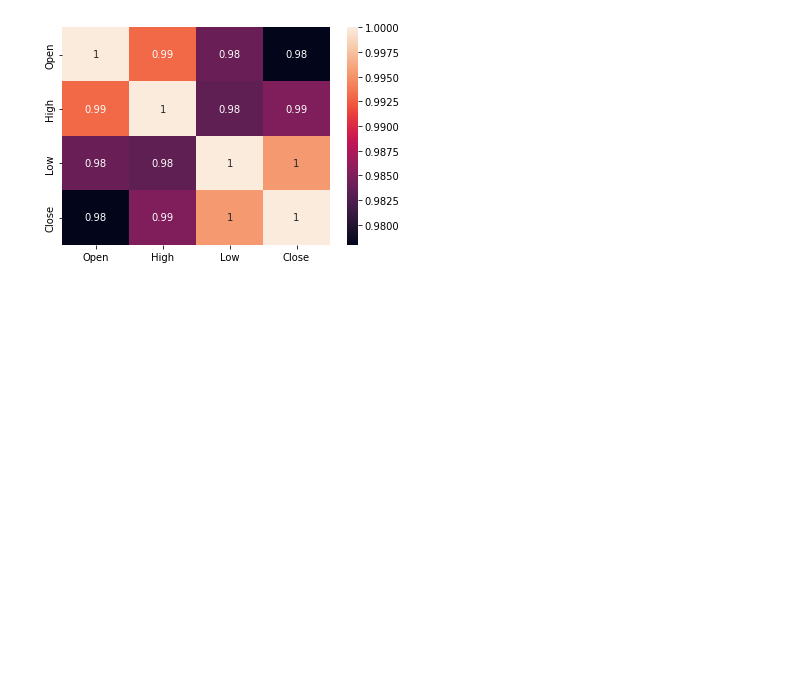
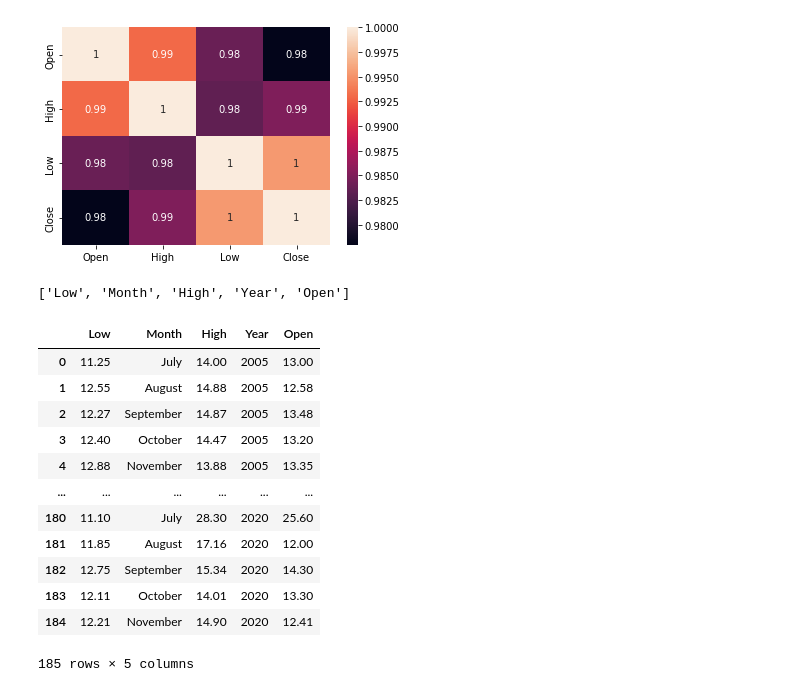
Before and after one commit to ekanshsinghrathore/Yes-Bank-Stock-Closing-Price-Prediction, a Jupyter notebook: Yes_Bank_Stock_Closing_Price_Prediction.ipynb, the cells around one changed output. Cells and saved outputs as stored; diff of their text form; code cells hidden in the pictures; blank space fills up the shorter version.

```diff
--- a/Yes_Bank_Stock_Closing_Price_Prediction.ipynb
+++ b/Yes_Bank_Stock_Closing_Price_Prediction.ipynb
@@ -184,3 +186,11 @@ sns.heatmap(df.corr(),annot=True)
 plt.show()
 # %% [output]
 [figure]
+# %%
+dependent_variable = 'Close'
+# %%
+independent_variables = list(set(df.columns.tolist()) - {dependent_variable})
+# %%
+independent_variables
+# %% [output]
+['Low', 'Month', 'High', 'Year', 'Open']
@@ -186,0 +201,16 @@ plt.show()
+# %%
+df[independent_variables]
+# %% [output]
+|  | Low | Month | High | Year | Open |
+| 0 | 11.25 | July | 14.00 | 2005 | 13.00 |
+| 1 | 12.55 | August | 14.88 | 2005 | 12.58 |
+| 2 | 12.27 | September | 14.87 | 2005 | 13.48 |
+| 3 | 12.40 | October | 14.47 | 2005 | 13.20 |
+| 4 | 12.88 | November | 13.88 | 2005 | 13.35 |
+| ... | ... | ... | ... | ... | ... |
+| 180 | 11.10 | July | 28.30 | 2020 | 25.60 |
+| 181 | 11.85 | August | 17.16 | 2020 | 12.00 |
+| 182 | 12.75 | September | 15.34 | 2020 | 14.30 |
+| 183 | 12.11 | October | 14.01 | 2020 | 13.30 |
+| 184 | 12.21 | November | 14.90 | 2020 | 12.41 |
+185 rows × 5 columns
```
Also changed, not shown: parts of 4 cells of this notebook.
